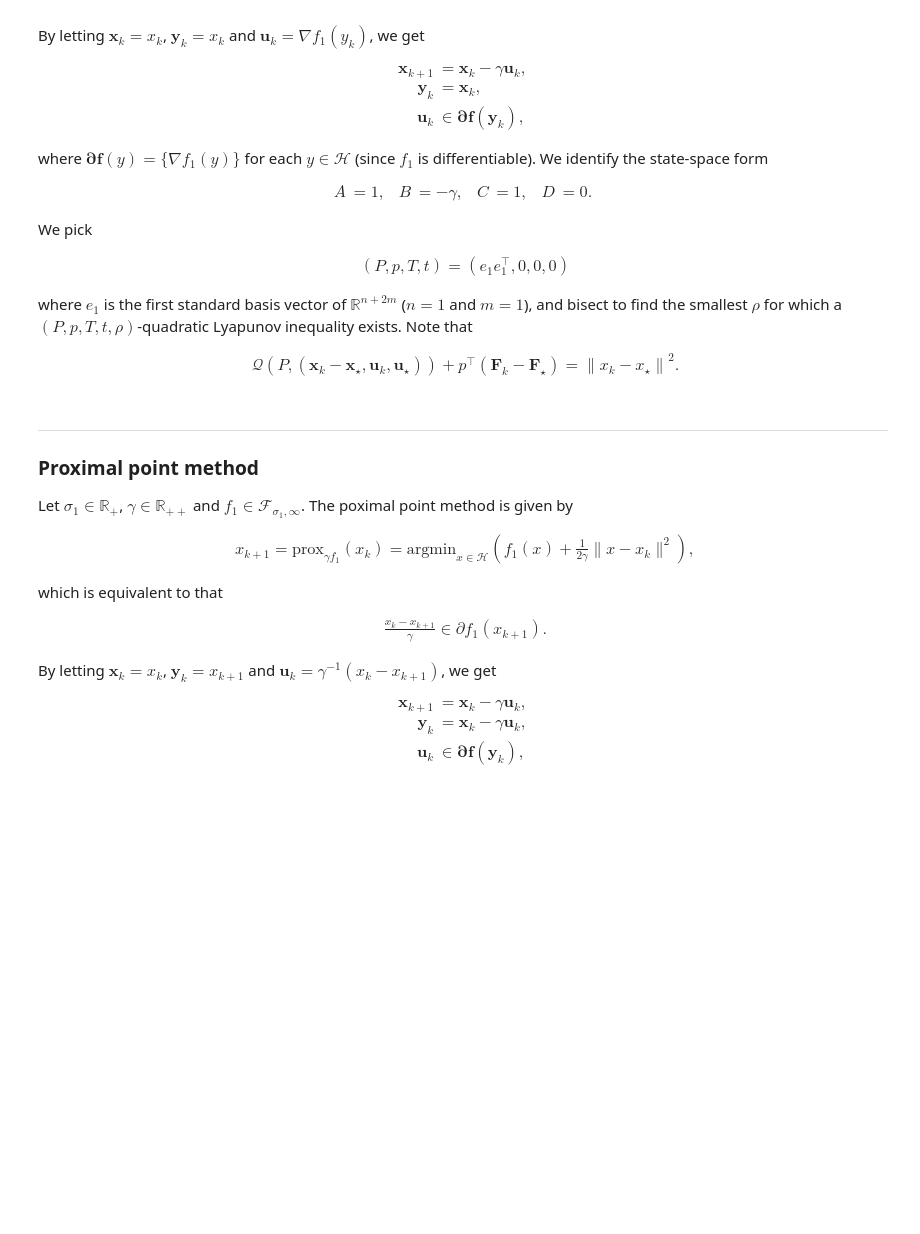
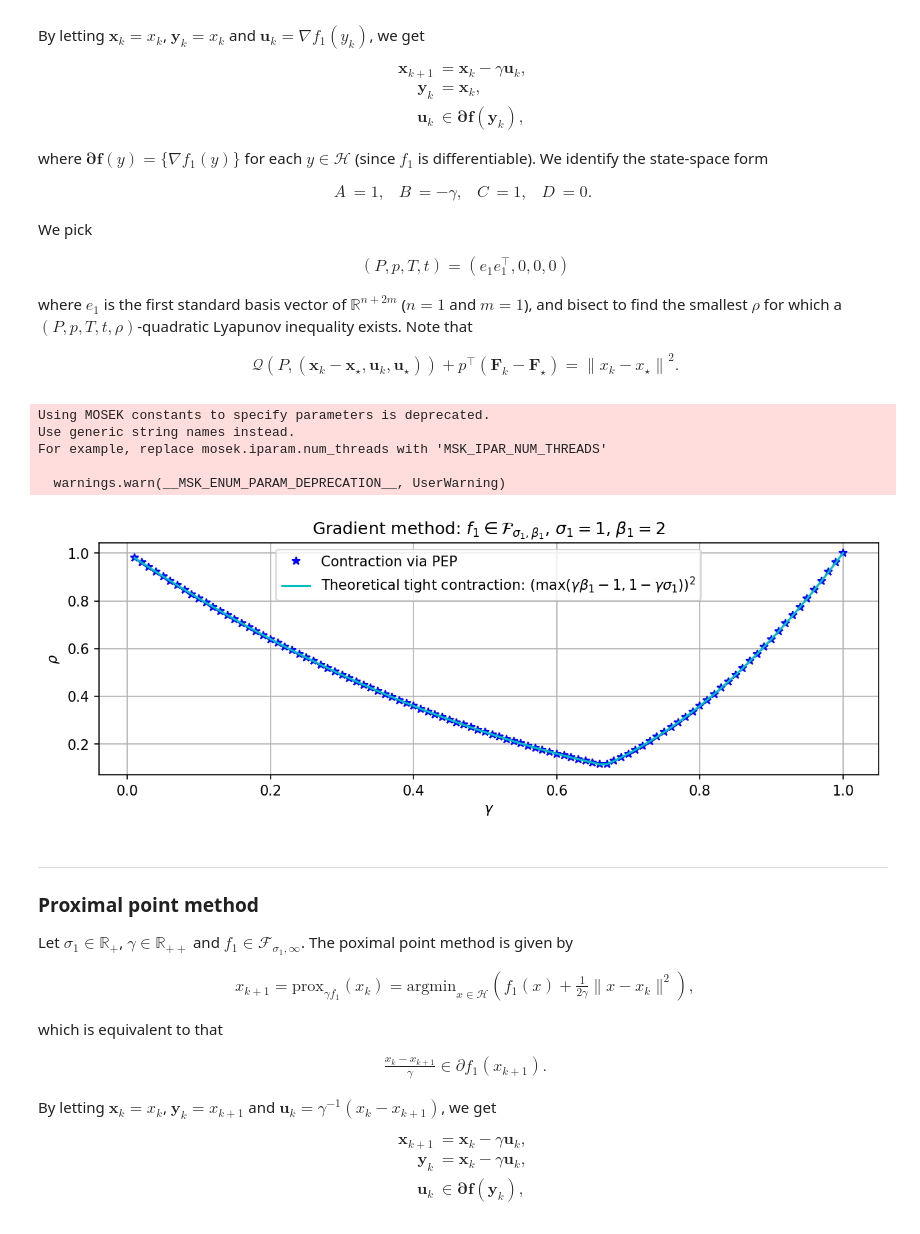
Before and after one commit to LenD123/UpBanTie_TightLyap_testing, a Jupyter notebook: notebook.ipynb, the cells around one changed output. Saved outputs shown, nothing was run; the diff lists cells and outputs as text; code cells hidden in the pictures; blank space fills up the shorter version.

```diff
--- a/notebook.ipynb
+++ b/notebook.ipynb
@@ -430,14 +478,19 @@ def check_Slater_numerically(A,B,C,D,list_of_sigmas_and_betas,tol=1e-4):
     # Problem
     prob = cp.Problem(obj, constraints)
 
-    # Solve with MOSEK.
+
     prob.solve(
-    solver=cp.SCS,
-    eps=1e-9,          # try 1e-5 if slow
-    max_iters=300000,  # often needed for SDPs
-    acceleration_lookback=0,
-    verbose=False
+    solver=cp.MOSEK,
+    mosek_params={
+        mosek.dparam.intpnt_tol_pfeas: 1e-12,
+        mosek.dparam.intpnt_tol_dfeas: 1e-12,
+        mosek.dparam.intpnt_tol_rel_gap: 1e-12,
+        mosek.iparam.intpnt_max_iterations: 1000,
+    },
 )
+
+
+
 
     if prob.value == float('inf'):
         return False
@@ -501,46 +554,42 @@ L = get_product_interpolation(list_of_sigmas_and_betas)
 gammas = []
 tight_rhos = []
 PEP_rhos = []
-for gamma in np.linspace(0.01,2/beta,50):
+for gamma in np.linspace(0.01,2/beta,100):
         choice = ("gradient", gamma)
         (A,B,C,D) = select_algorithm(choice)
         m = C.shape[0]
         n = C.shape[1]
         P = np.zeros((n+2*m,n+2*m)); P[0,0] = 1
         p = np.zeros((m,1))
         T = np.zeros((n+2*m,n+2*m))
         t = np.zeros((m,1))
 
         if not has_Slater(A,B,C,D,list_of_sigmas_and_betas):
             continue
 
-        PEP_rho = bisection(A,B,C,D,L,P,p,T,t,tol=0.0001)
+        PEP_rho = bisection(A,B,C,D,L,P,p,T,t,tol=1e-9)
         if PEP_rho == -1:
             continue
 
         PEP_rhos.append(PEP_rho)
         gammas.append(gamma)
         tight_rhos.append(max([beta*gamma-1,1-gamma*sigma]) ** 2)
 
 fig, axes = plt.subplots(dpi = 150, figsize=(10, 3))
 axes.plot(gammas, PEP_rhos,'b*')
 axes.plot(gammas, tight_rhos,'c')
 axes.grid(True)
 axes.legend([r'Contraction via PEP', r'Theoretical tight contraction: $\left(\max(\gamma\beta_1-1,1-\gamma\sigma_1)\right)^2$'])
 axes.set_xlabel(r'$\gamma$')
 axes.set_ylabel(r'$\rho$')
 axes.set_title(r'Gradient method: $f_1\in\mathcal{F}_{\sigma_1,\beta_1}$, $\sigma_1='+f'{sigma}'+r'$, $\beta_1='+f'{beta}'+r'$');
-
-from scipy.io import savemat
-
-savemat(
-    "py_gradient_method_data.mat",
-    {
-        "gamma": np.array(gammas),
-        "PEP_rho": np.array(PEP_rhos),
-        "tight_rho": np.array(tight_rhos),
-    }
-)
+# %% [output]
+Using MOSEK constants to specify parameters is deprecated.
+Use generic string names instead.
+For example, replace mosek.iparam.num_threads with 'MSK_IPAR_NUM_THREADS'
+
+  warnings.warn(__MSK_ENUM_PARAM_DEPRECATION__, UserWarning)
+[figure, added]
 # %% [markdown]
 ---
 ### Proximal point method
```
Also changed, not shown: parts of 11 cells of this notebook.
